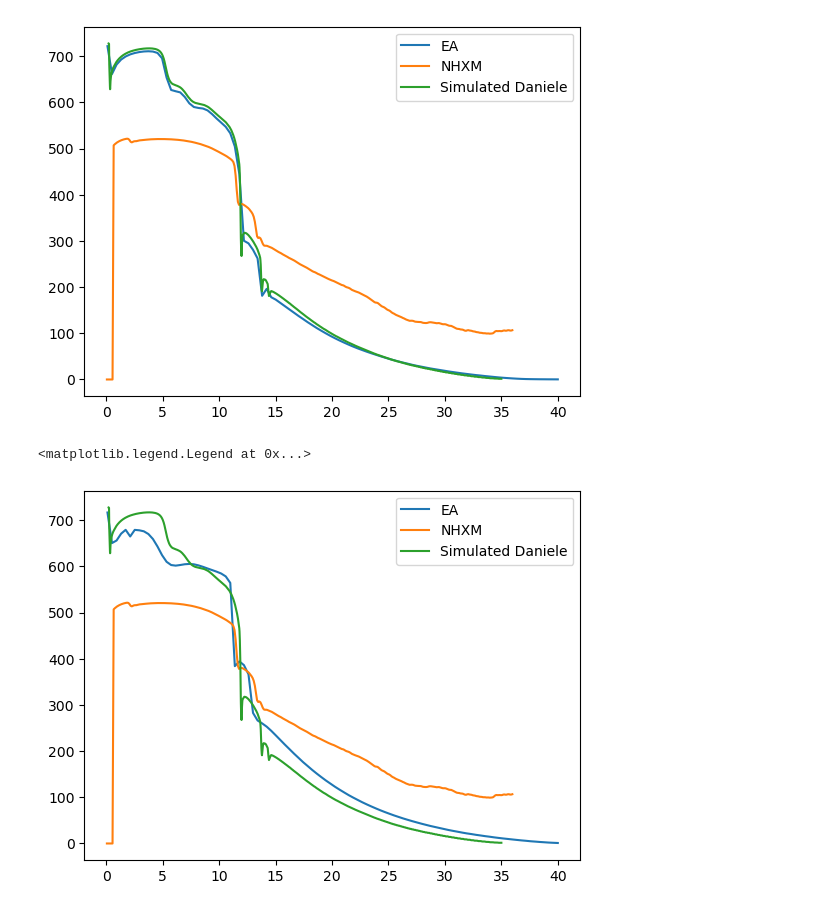
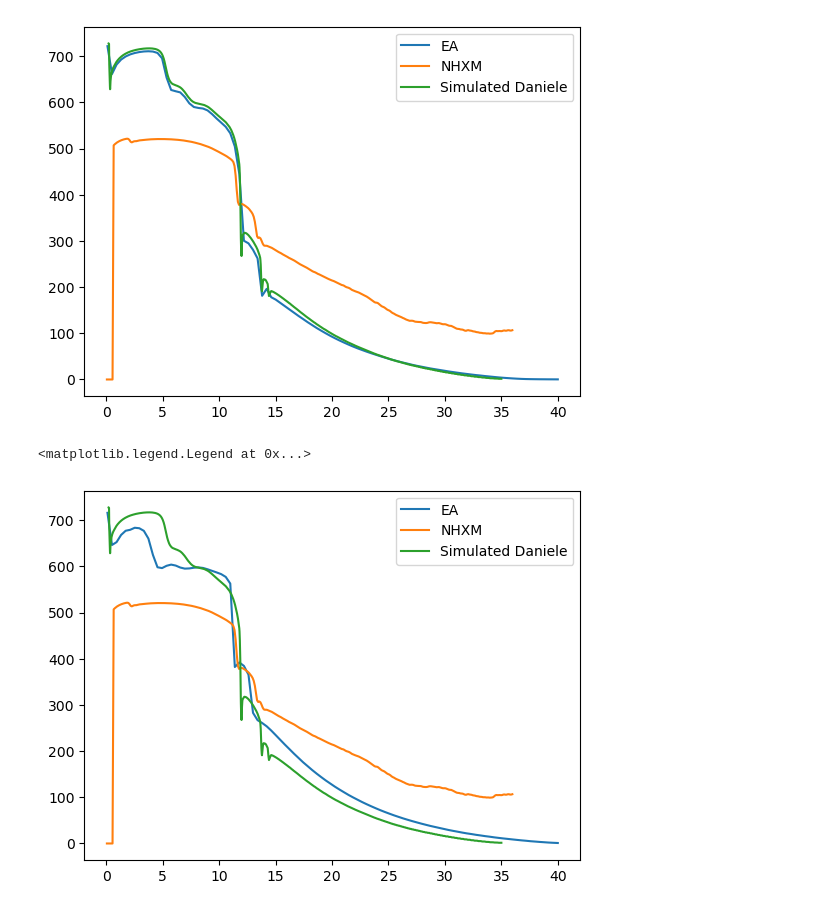
Before and after one commit to vincenzooo/EA, a Jupyter notebook: test_reflex.ipynb, the cells around one changed output. Drawn from its saved outputs; the diff is of its cells as text; code cells hidden in the pictures.

```diff
--- a/test_reflex.ipynb
+++ b/test_reflex.ipynb
@@ -99,7 +96,7 @@ plt.plot(e,r,'x')
 angles = [0.2]
 
 # Read the CSV file
-coat_file = os.path.join(datafolder,r'a_C_PtML.txt')
+coat_file = os.path.join(datafolder,r'IMDformats\a_C_PtML.txt')
 materials, dspacing, roughness = np.genfromtxt(coat_file, delimiter='', names=True, dtype=None, encoding='utf-8',comments = ';', usecols = [1,2,3], unpack=True)
 
 materials, dspacing, roughness
@@ -113,7 +110,7 @@ indices = mat2indices(materials, riDic, ener)
 ref = ML_reflex(d_spacing=dspacing, ener=ener, angle=angles[0]*np.pi/180, rough=0, indices=indices)
 plt.plot(ener, ref)
 
-e,r = np.genfromtxt(os.path.join(datafolder,'PtCML_0.2deg.txt'), comments=';',unpack=True)
+e,r = np.genfromtxt(os.path.join(datafolder,r'IMDsimulations\PtCML_0.2deg.txt'), comments=';',unpack=True)
 plt.plot(e,r,'x')
 # %% [output]
 [<matplotlib.lines.Line2D at 0x...>]
@@ -138,7 +135,7 @@ for a,rv in zip(angles, ref_vec):
     plt.plot(ener, ref, label = 'Python')
     plt.plot(ener, rv, 'o',label = 'Python vectorized')
 
-    e,r = np.genfromtxt(os.path.join(datafolder,'PtCML_%2.1fdeg.txt'%a), comments=';',unpack=True)
+    e,r = np.genfromtxt(os.path.join(datafolder,r'IMDsformats\PtCML_%2.1fdeg.txt'%a), comments=';',unpack=True)
     plt.plot(e,r,'x', label = 'IMD')
     plt.legend()
 
@@ -161,7 +160,7 @@ Reads a structure file. Angles and acoll are needed.
 # %%
 #calculate telescope area
 
-shellfile = r'G:\My Drive\progetti\POOL\coating_opt\EXPO\Design_EXPO5.mms'
+shellfile = os.path.join(datafolder,r'Design_EXPO5.mms')
 
 angles,acoll = np.genfromtxt(shellfile,skip_header=1,delimiter='\t',unpack=True,usecols=(5,6)) #angles in rad
 
@@ -188,7 +187,7 @@ Text(0, 0.5, 'Angle (deg)')
 # %%
 #reproduce spiga
 
-simarea = r'..\..\EXPO\Simulated_effective_area_LowEN_AuC.txt'
+simarea = os.path.join(datafolder,r'Simulated_effective_area_LowEN_AuC.txt')
 esim,asim = np.genfromtxt(simarea, skip_header=50,comments = '%',usecols=(0,1),unpack=True)
 # %%
 materials = ['a-C','Au','Ni']
@@ -215,24 +214,24 @@ plt.legend()
 [figure]
 # %%
 materials = ['C8H11NO2_llnl_cxro','Ir','Ni']
-dspacing = [200,1000, None]
+dspacing = [300,1000, None]
 roughness =  4
 
 indices = mat2indices(materials, riDic, ener)
 
 ref_vec = ML_reflex(d_spacing=dspacing, ener=ener, angle=angles, rough=0, indices=indices)
 
 atot = np.sum(ref_vec**2 * acoll[:,np.newaxis]*0.9, axis=0)
 
 plt.plot(ener,atot, label='EA')
 
 
-e,a = np.genfromtxt(r'G:\My Drive\progetti\POOL\coating_opt\EXPO\EA_NHXM_ref.txt',skip_header=1,delimiter='\t',unpack=True  )
+e,a = np.genfromtxt(os.path.join(datafolder,r'EA_NHXM_ref.txt'),skip_header=1,delimiter='\t',unpack=True  )
 
 plt.plot(e,a,label = 'NHXM')
 plt.plot(esim,asim,label = 'Simulated Daniele')
 
 plt.legend()
 # %% [output]
 <matplotlib.legend.Legend at 0x...>
-[figure, old version]
+[figure, new version]
```
Also changed, not shown: parts of 7 cells of this notebook, 26 other files.
